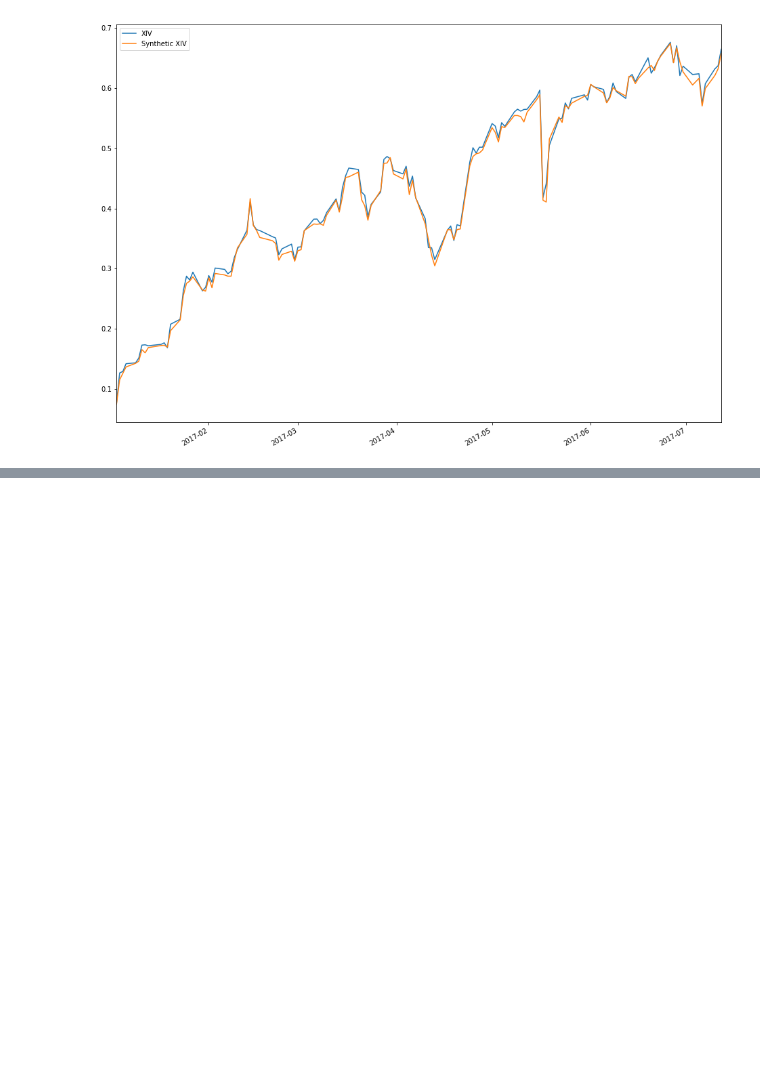
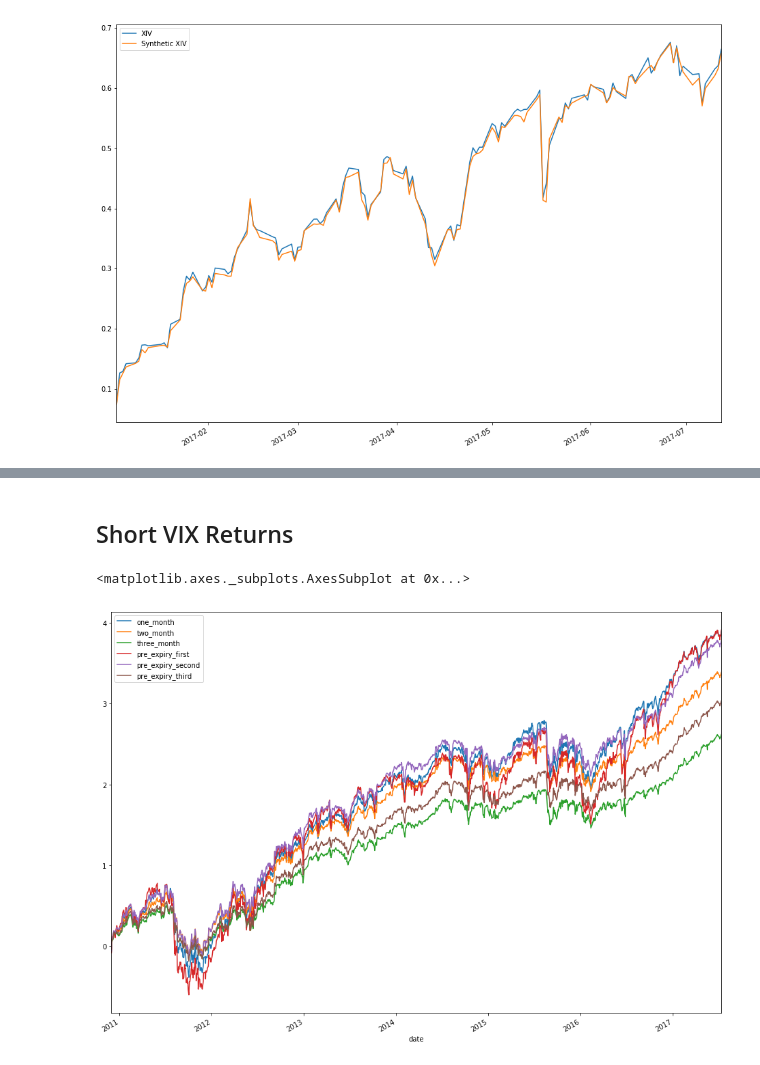
Before and after one commit to matthewgilbert/mapping, a Jupyter notebook: examples/xiv_comparison.ipynb, the cells around one changed output, grey strips where cells are left out. Cells and saved outputs as stored; diff of their text form; code cells hidden in the pictures; blank space fills up the shorter version.

Commit message:
added vix curve analysis to examples, added names to price reading util

```diff
--- a/examples/xiv_comparison.ipynb
+++ b/examples/xiv_comparison.ipynb
@@ -263,0 +264,8 @@ rets.loc["2017"].cumsum().plot(figsize=(16, 12))
+# %%
+cols = pd.MultiIndex.from_product([["UX1", "UX2", "UX3"], ['front', 'back']])
+idx = [-1, 0]
+transition = pd.DataFrame([[1.0, 0.0, 1.0, 0.0, 1.0, 0.0], [0.0, 1.0, 0.0, 1.0, 0.0, 1.0]],
+                          index=idx, columns=cols)
+pre_expiry_roll = mapping.mappings.roller(ux_trading_days, contract_dates, mapping.mappings.static_transition,
+                                          transition=transition)
+pre_expiry_roll.head(n=6)
@@ -263,0 +281,3 @@ rets.loc["2017"].cumsum().plot(figsize=(16, 12))
+# %%
+pre_expiry_rets = -mapping.util.calc_rets(ux_rets, pre_expiry_roll)
+pre_expiry_rets.head()
@@ -263,0 +292,13 @@ rets.loc["2017"].cumsum().plot(figsize=(16, 12))
+# %%
+weights_2nd = mapping.mappings.roller(dates, contract_dates,
+                                      continuous_transition, curve_maturity=2, generic_name="UX")
+const_2nd_rets = -mapping.util.calc_rets(ux_rets, weights_2nd)
+
+weights_3rd = mapping.mappings.roller(dates, contract_dates,
+                                      continuous_transition, curve_maturity=3, generic_name="UX")
+const_3rd_rets = -mapping.util.calc_rets(ux_rets, weights_3rd)
+# %%
+ux_cont_rets = pd.concat([xiv_synthetic_rets, const_2nd_rets, const_3rd_rets, pre_expiry_rets], axis=1)
+ux_cont_rets.columns = ["one_month", "two_month", "three_month", "pre_expiry_first", "pre_expiry_second",
+                        "pre_expiry_third"]
+ux_cont_rets.head()
@@ -263,0 +313,7 @@ rets.loc["2017"].cumsum().plot(figsize=(16, 12))
+# %% [markdown]
+## Short VIX Returns
+# %%
+ux_cont_rets.cumsum().plot(figsize=(16, 12))
+# %% [output]
+<matplotlib.axes._subplots.AxesSubplot at 0x...>
+[figure, added]
```
Also changed, not shown: parts of 18 cells of this notebook, 2 other files.
